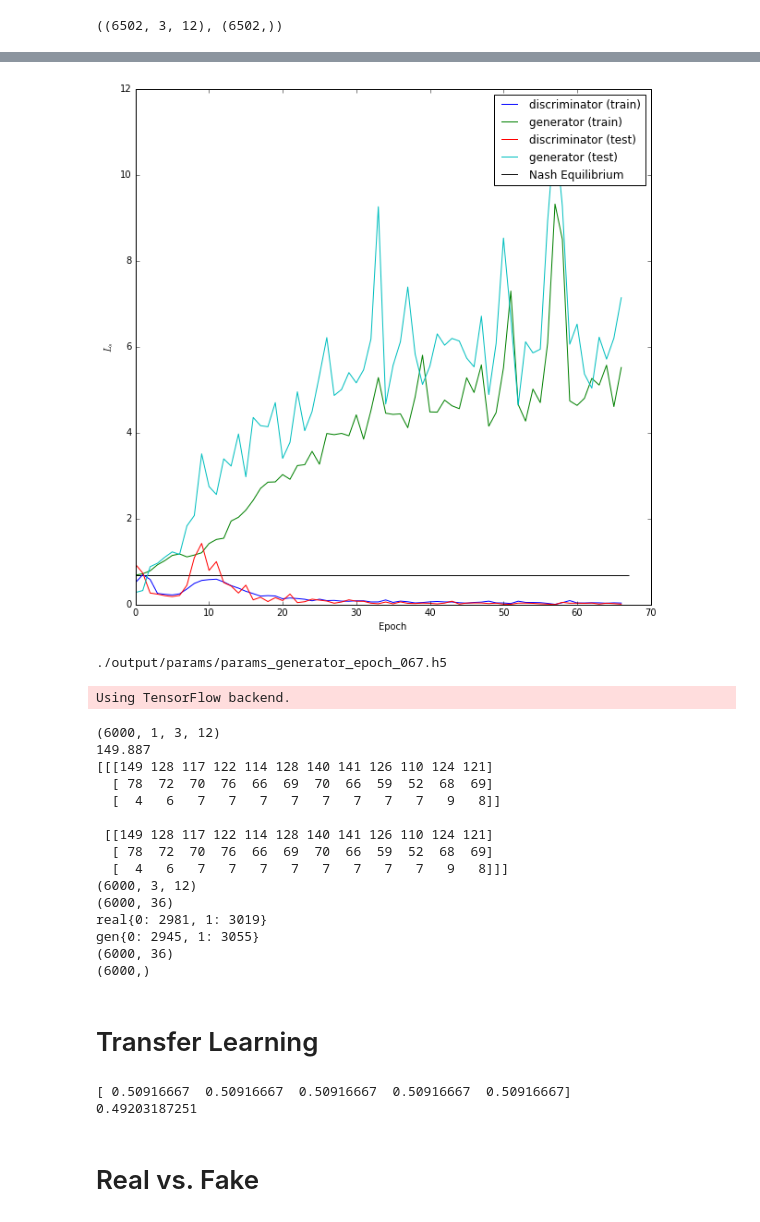
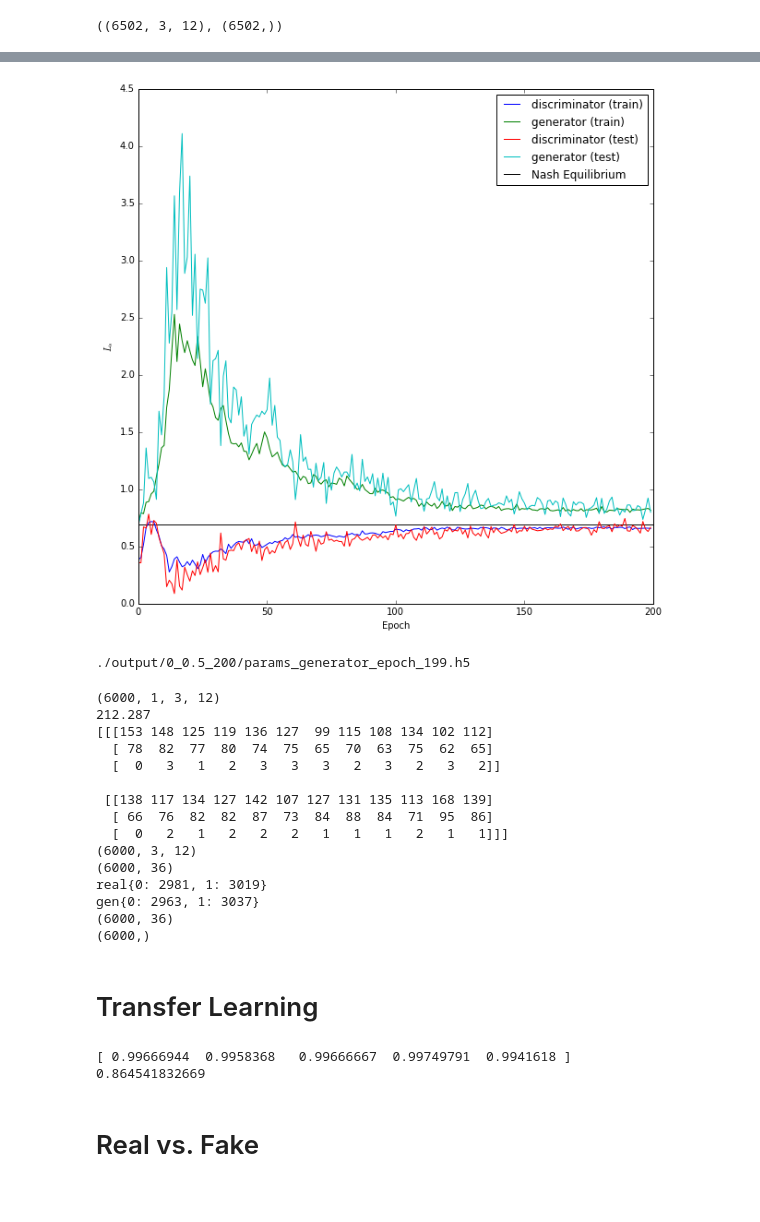
Before and after one commit to greenelab/SPRINT_gan, a Jupyter notebook: PredictGroup.ipynb, the cells around one changed output, grey strips where cells are left out. Cells and saved outputs as stored; diff of their text form; code cells hidden in the pictures.

```diff
--- a/PredictGroup.ipynb
+++ b/PredictGroup.ipynb
@@ -32,31 +32,33 @@ accuracy_score(y_test, y_pred)
+# %%
+directory = './output/0_0.5_200/'
 # %%
 import h5py
 import matplotlib.pyplot as plt
 import pandas as pd
 
 %matplotlib inline
 plt.figure(figsize=(10,10))
 
-hist = pkl.load(open('./output/params/acgan-history.pkl', 'rb'))
+hist = pkl.load(open(directory + '/acgan-history.pkl', 'rb'))
 losses = ['loss', 'generation_loss', 'auxiliary_loss']
 
 for p in ['train', 'test']:
     for g in ['discriminator', 'generator']:
         hist[p][g] = pd.DataFrame(hist[p][g], columns=losses)
 
 for p in ['train', 'test']:
     for g in ['discriminator', 'generator']:
         plt.plot(hist[p][g]['generation_loss'], label='{} ({})'.format(g, p))
 
 # get the NE and show as an equilibrium point
 plt.hlines(-np.log(0.5), 0, hist[p][g]['generation_loss'].shape[0], label='Nash Equilibrium')
 plt.legend()
 plt.xlabel('Epoch')
 plt.ylabel(r'$L_s$')
 
 plt.show()
 # %% [output]
-[figure, old version]
+[figure, new version]
 # %%
 import os
 os.environ["CUDA_DEVICE_ORDER"]="PCI_BUS_ID"   # see issue #152
@@ -67,16 +69,13 @@ acgan = __import__('ac_gan')
 from glob import glob
 from keras.models import load_model
 
-directory = './output/params/'
-
 latent_size = 100
 
 gen_name = sorted(glob(directory + 'params_generator*'))[-1]
 print(gen_name)
 g = load_model(gen_name)
 # %% [output]
-./output/params/params_generator_epoch_067.h5
+./output/0_0.5_200/params_generator_epoch_199.h5
-Using TensorFlow backend.
 # %%
 generate_count = training_size
 
@@ -113,18 +112,18 @@ print(gen_X_train.shape)
 print(gen_y_train.shape)
 # %% [output]
 (6000, 1, 3, 12)
-149.887
-[[[149 128 117 122 114 128 140 141 126 110 124 121]
-  [ 78  72  70  76  66  69  70  66  59  52  68  69]
-  [  4   6   7   7   7   7   7   7   7   7   9   8]]
+212.287
+[[[153 148 125 119 136 127  99 115 108 134 102 112]
+  [ 78  82  77  80  74  75  65  70  63  75  62  65]
+  [  0   3   1   2   3   3   3   2   3   2   3   2]]
 
- [[149 128 117 122 114 128 140 141 126 110 124 121]
-  [ 78  72  70  76  66  69  70  66  59  52  68  69]
-  [  4   6   7   7   7   7   7   7   7   7   9   8]]]
+ [[138 117 134 127 142 107 127 131 135 113 168 139]
+  [ 66  76  82  82  87  73  84  88  84  71  95  86]
+  [  0   2   1   2   2   2   1   1   1   2   1   1]]]
 (6000, 3, 12)
 (6000, 36)
 real{0: 2981, 1: 3019}
-gen{0: 2945, 1: 3055}
+gen{0: 2963, 1: 3037}
 (6000, 36)
 (6000,)
 # %% [markdown]
@@ -139,8 +138,8 @@ print(scores)
 gen_y_pred = transfer_clf.fit(gen_X_train, gen_y_train).predict(X_test)
 print(accuracy_score(y_test, gen_y_pred))
 # %% [output]
-[ 0.50916667  0.50916667  0.50916667  0.50916667  0.50916667]
-0.49203187251
+[ 0.99666944  0.9958368   0.99666667  0.99749791  0.9941618 ]
+0.864541832669
 # %% [markdown]
 # Real vs. Fake
 # %%
```
Also changed, not shown: parts of 4 cells of this notebook, 1 other file.
